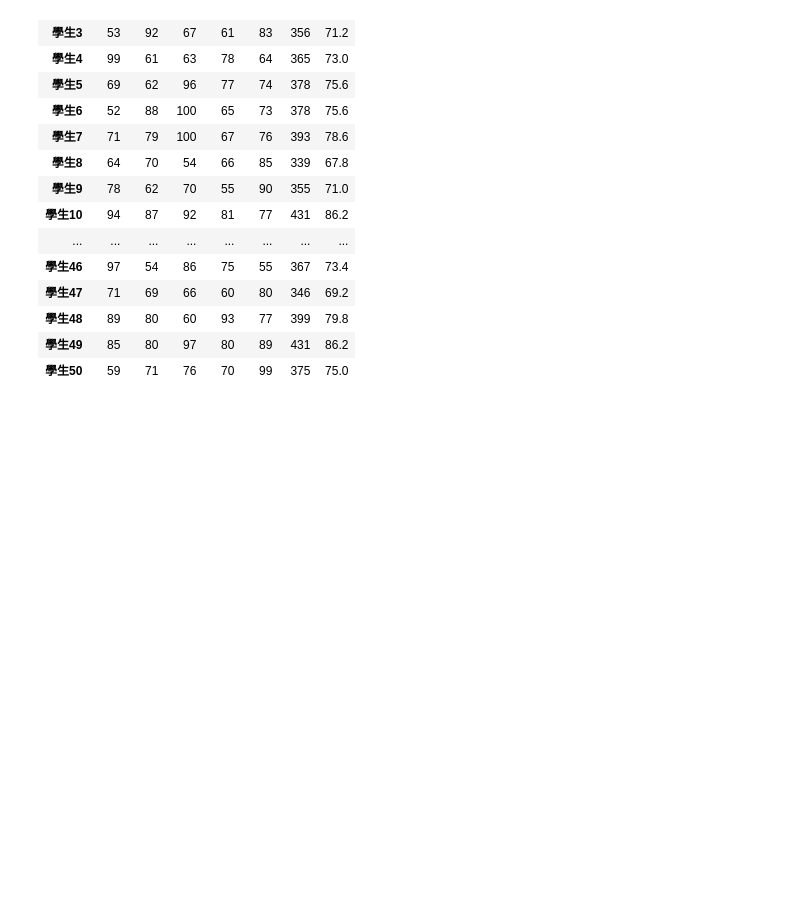
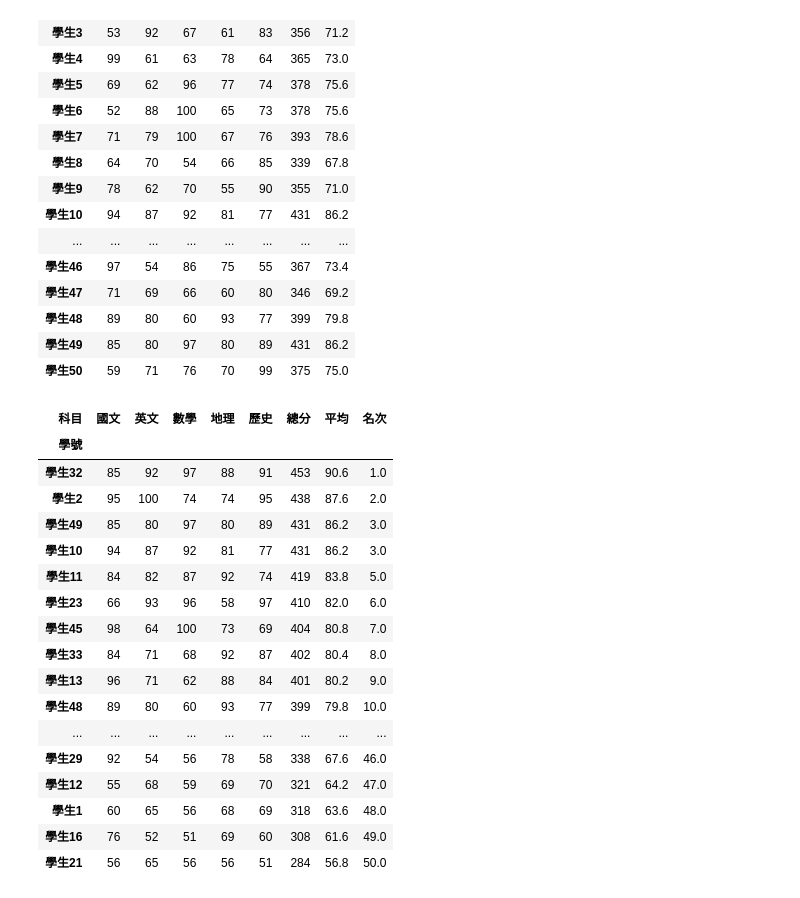
Before and after one commit to linjaki/python, a Jupyter notebook: lesson16/lesson16_2.ipynb, the cells around one changed output. Cells and saved outputs as stored; diff of their text form; code cells hidden in the pictures; blank space fills up the shorter version.

```diff
--- a/lesson16/lesson16_2.ipynb
+++ b/lesson16/lesson16_2.ipynb
@@ -37,3 +38,28 @@ score_pd
 | 學生48 | 89 | 80 | 60 | 93 | 77 | 399 | 79.8 |
 | 學生49 | 85 | 80 | 97 | 80 | 89 | 431 | 86.2 |
 | 學生50 | 59 | 71 | 76 | 70 | 99 | 375 | 75.0 |
+# %%
+sorted_pd = score_pd.sort_values(by='總分',ascending=False)
+rand_series = sorted_pd['總分'].rank(ascending=False,method='min')
+sorted_pd['名次'] = rand_series
+# %%
+sorted_pd
+# %% [output]
+| 科目 | 國文 | 英文 | 數學 | 地理 | 歷史 | 總分 | 平均 | 名次 |
+| 學號 |  |  |  |  |  |  |  |  |
+| 學生32 | 85 | 92 | 97 | 88 | 91 | 453 | 90.6 | 1.0 |
+| 學生2 | 95 | 100 | 74 | 74 | 95 | 438 | 87.6 | 2.0 |
+| 學生49 | 85 | 80 | 97 | 80 | 89 | 431 | 86.2 | 3.0 |
+| 學生10 | 94 | 87 | 92 | 81 | 77 | 431 | 86.2 | 3.0 |
+| 學生11 | 84 | 82 | 87 | 92 | 74 | 419 | 83.8 | 5.0 |
+| 學生23 | 66 | 93 | 96 | 58 | 97 | 410 | 82.0 | 6.0 |
+| 學生45 | 98 | 64 | 100 | 73 | 69 | 404 | 80.8 | 7.0 |
+| 學生33 | 84 | 71 | 68 | 92 | 87 | 402 | 80.4 | 8.0 |
+| 學生13 | 96 | 71 | 62 | 88 | 84 | 401 | 80.2 | 9.0 |
+| 學生48 | 89 | 80 | 60 | 93 | 77 | 399 | 79.8 | 10.0 |
+| ... | ... | ... | ... | ... | ... | ... | ... | ... |
+| 學生29 | 92 | 54 | 56 | 78 | 58 | 338 | 67.6 | 46.0 |
+| 學生12 | 55 | 68 | 59 | 69 | 70 | 321 | 64.2 | 47.0 |
+| 學生1 | 60 | 65 | 56 | 68 | 69 | 318 | 63.6 | 48.0 |
+| 學生16 | 76 | 52 | 51 | 69 | 60 | 308 | 61.6 | 49.0 |
+| 學生21 | 56 | 65 | 56 | 56 | 51 | 284 | 56.8 | 50.0 |
```
Also changed, not shown: parts of 1 cell of this notebook, 1 other file.
